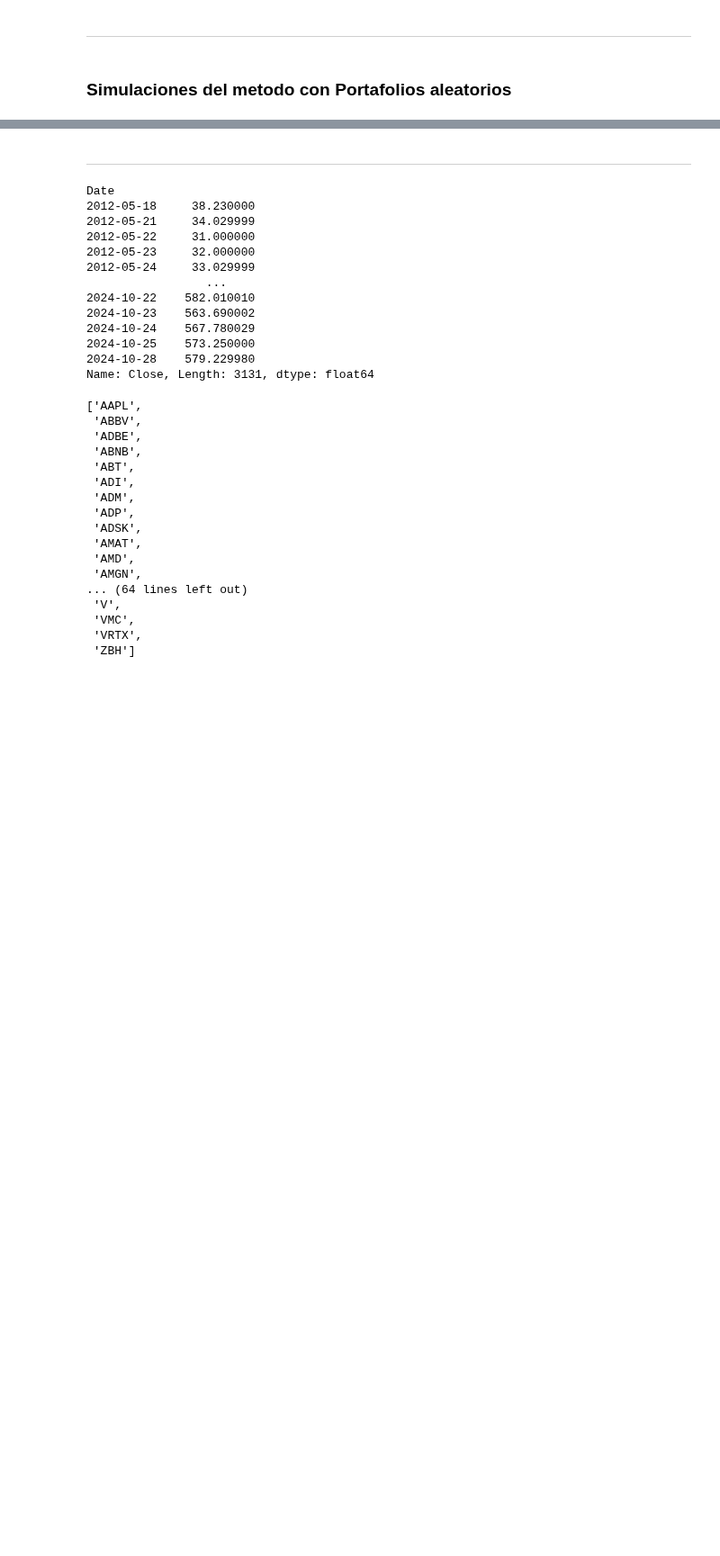
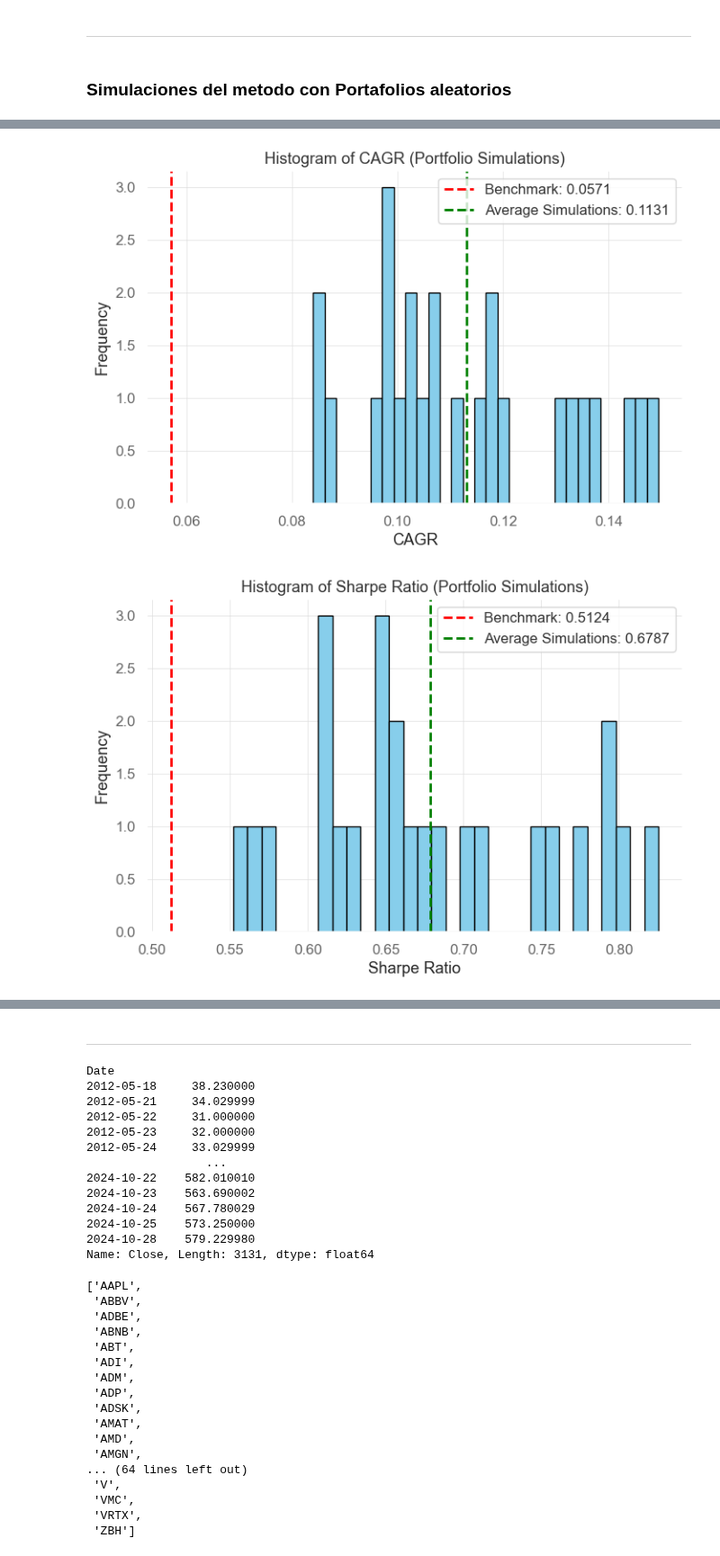
Before and after one commit to Luis1Soto/New_Asset_Allocation, a Jupyter notebook: Notebook.ipynb, the cells around one changed output, grey strips where cells are left out. Shown at 90% size. Cells and saved outputs as stored; diff of their text form; code cells hidden in the pictures; blank space fills up the shorter version.

Commit message:
simulations graphs

```diff
--- a/Notebook.ipynb
+++ b/Notebook.ipynb
@@ -245,0 +225,34 @@ final_results_df.describe()
+# %%
+benchmark_evaluation = backtest.evaluate_portfolios()
+benchmark_metrics = benchmark_evaluation['Benchmark'].to_dict()
+
+average_metrics = final_results_df[['CAGR', 'Sharpe Ratio', 'Sortino Ratio', 'Max Drawdown', 'Volatility', 'VaR (5%)', 'Beta']].mean()
+
+
+important_columns = ['CAGR', 'Sharpe Ratio', 'Sortino Ratio', 'Max Drawdown', 'Volatility', 'VaR (5%)', 'Beta']
+
+
+for column in important_columns:
+    plt.figure(figsize=(8, 5))
+    plt.hist(final_results_df[column].dropna(), bins=30, color='skyblue', edgecolor='black')
+
+    # Línea vertical para el valor del benchmark
+    benchmark_value = benchmark_metrics.get(column)
+    if benchmark_value is not None:
+        plt.axvline(benchmark_value, color='red', linestyle='dashed', linewidth=2, label=f'Benchmark: {benchmark_value:.4f}')
+
+    # Línea vertical para el promedio de las simulaciones
+    average_value = average_metrics.get(column)
+    if average_value is not None:
+        plt.axvline(average_value, color='green', linestyle='dashed', linewidth=2, label=f'Average Simulations: {average_value:.4f}')
+
+    plt.title(f'Histogram of {column} (Portfolio Simulations)')
+    plt.xlabel(column)
+    plt.ylabel('Frequency')
+    plt.legend()
+    plt.grid(True)
+
+    plt.show()
+# %% [output]
+[figure, added]
+[figure, added]
```
Also changed, not shown: parts of 14 cells of this notebook, 1 other file.
